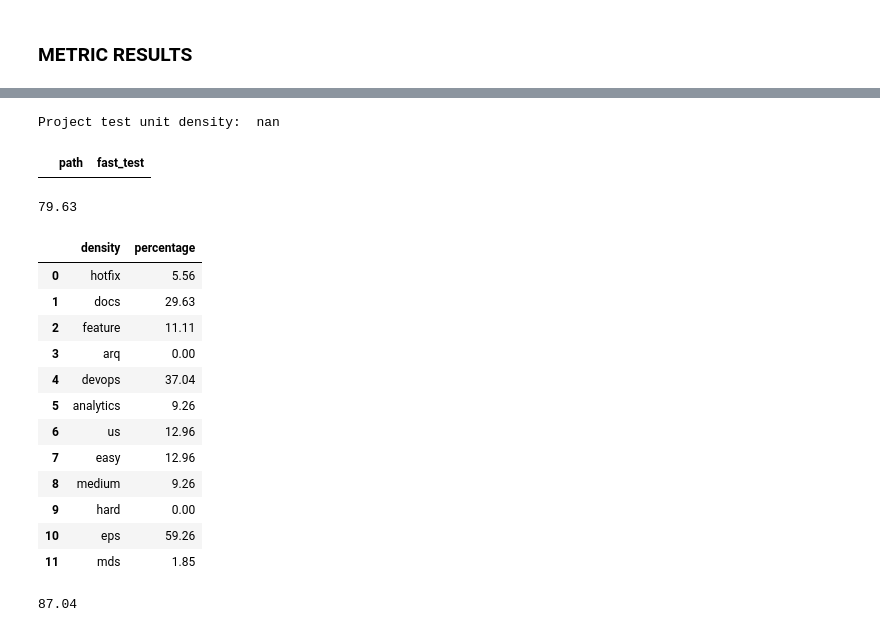
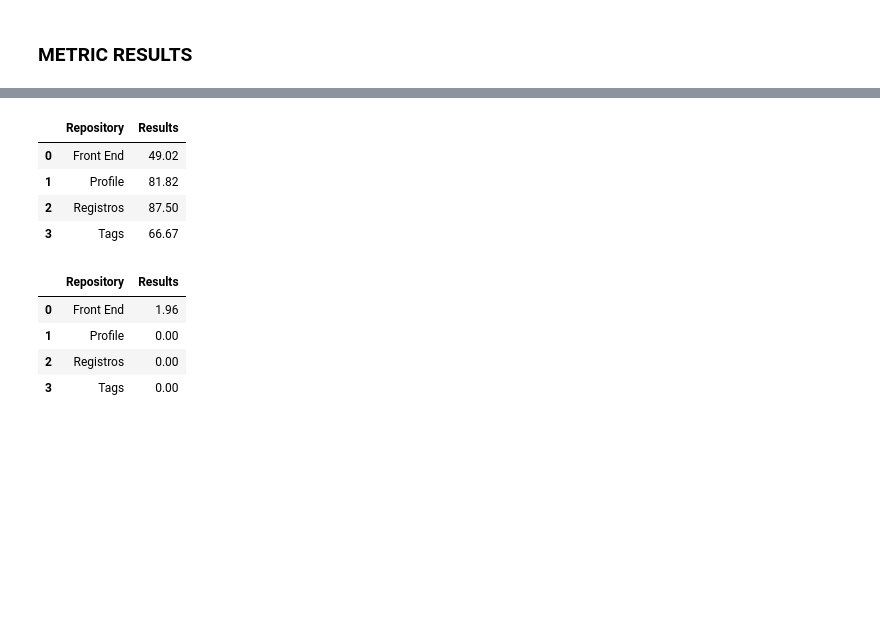
Before and after one commit to fga-eps-mds/2021.1-Oraculo, a Jupyter notebook: analytics-notebooks/qrapids-eps-mds-2021-1-Oraculo.ipynb, the cells around one changed output, grey strips where cells are left out. Drawn from its saved outputs; the diff is of its cells as text; code cells hidden in the pictures; blank space fills up the shorter version.

```diff
--- a/analytics-notebooks/qrapids-eps-mds-2021-1-Oraculo.ipynb
+++ b/analytics-notebooks/qrapids-eps-mds-2021-1-Oraculo.ipynb
@@ -571,29 +559,38 @@ Project test unit density:  100.0
-# %%
-m6(back_files_data)
-# %% [output]
-Project test unit density:  nan
-|  | path | fast_test |
-# %%
-m7(NUMBER_OF_ISSUES_RESOLVED, NUMBER_OF_ISSUES)
-# %% [output]
-79.63
-# %%
-m8(TESTE, NUMBER_OF_ISSUES)
-# %% [output]
-|  | density | percentage |
-| 0 | hotfix | 5.56 |
-| 1 | docs | 29.63 |
-| 2 | feature | 11.11 |
-| 3 | arq | 0.00 |
-| 4 | devops | 37.04 |
-| 5 | analytics | 9.26 |
-| 6 | us | 12.96 |
-| 7 | easy | 12.96 |
-| 8 | medium | 9.26 |
-| 9 | hard | 0.00 |
-| 10 | eps | 59.26 |
-| 11 | mds | 1.85 |
-# %%
-m9(TAGS, NUMBER_OF_ISSUES)
-# %% [output]
-87.04
+# %%
+front_m1 = m1(front_files_data)
+profile_m1 = m1(profile_files_data)
+registros_m1 = m1(registros_files_data)
+tags_m1 = m1(tags_files_data)
+
+m1_results = {"Repository": ["Front End", "Profile", "Registros", "Tags"], "Results": [front_m1, profile_m1, registros_m1, tags_m1]}
+
+m1_results = pd.DataFrame(data=m1_results)
+
+m1_results.style.hide_index
+
+m1_results
+# %% [output]
+|  | Repository | Results |
+| 0 | Front End | 49.02 |
+| 1 | Profile | 81.82 |
+| 2 | Registros | 87.50 |
+| 3 | Tags | 66.67 |
+# %%
+front_m2 = m2(front_files_data)
+profile_m2 = m2(profile_files_data)
+registros_m2 = m2(registros_files_data)
+tags_m2 = m2(tags_files_data)
+
+m2_results = {"Repository": ["Front End", "Profile", "Registros", "Tags"], "Results": [front_m2, profile_m2, registros_m2, tags_m2]}
+
+m2_results = pd.DataFrame(data=m2_results)
+
+m2_results.style.hide_index
+
+m2_results
+# %% [output]
+|  | Repository | Results |
+| 0 | Front End | 1.96 |
+| 1 | Profile | 0.00 |
+| 2 | Registros | 0.00 |
+| 3 | Tags | 0.00 |
```
Also changed, not shown: parts of 15 cells of this notebook.
